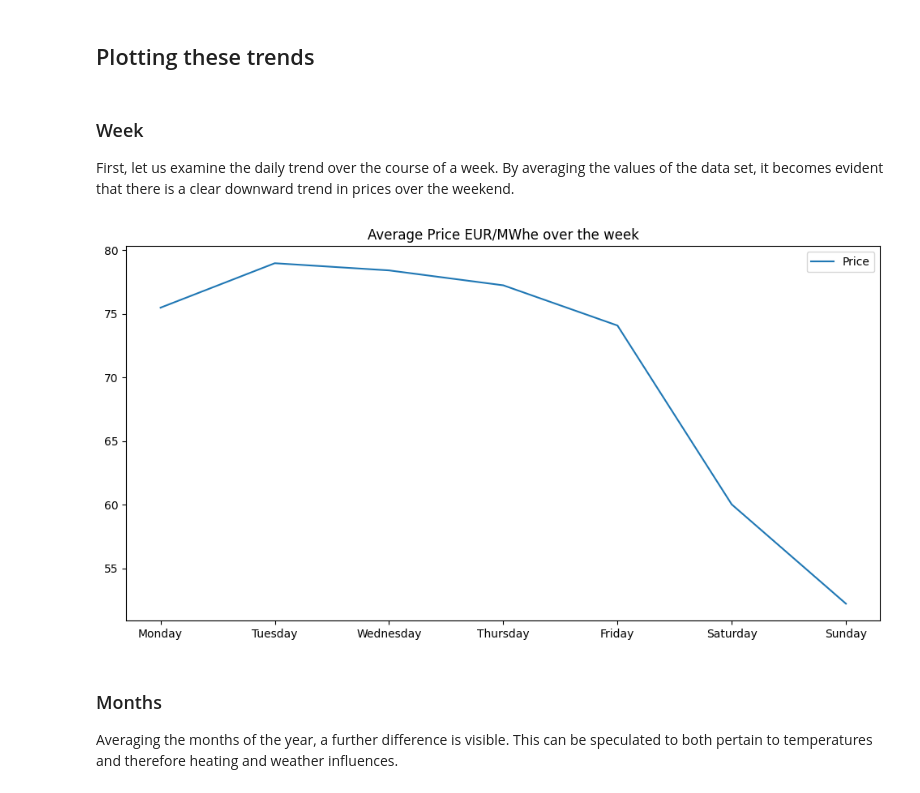
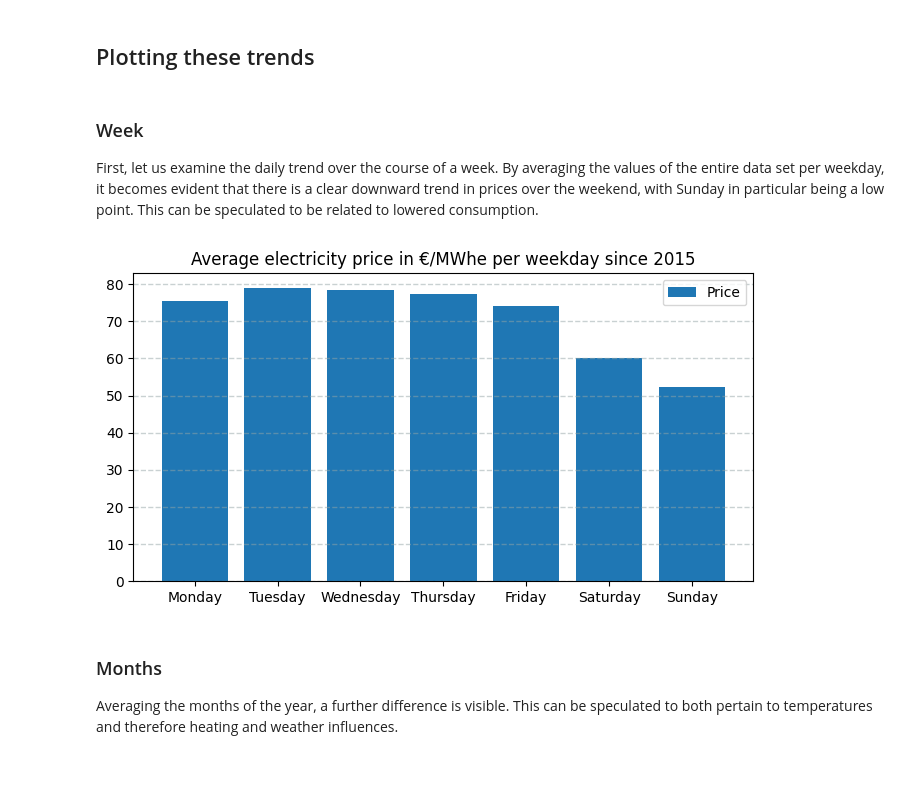
Before and after one commit to BTW25-Data-Science-Challenge/xAi, a Jupyter notebook: PlottingAndObservation/Overview.ipynb, the cells around one changed output. Saved outputs shown, nothing was run; the diff lists cells and outputs as text; code cells hidden in the pictures.

```diff
--- a/PlottingAndObservation/Overview.ipynb
+++ b/PlottingAndObservation/Overview.ipynb
@@ -6,3 +4,15 @@ dataframe.index = pd.to_datetime(dataframe['Datetime (UTC)'])
+# %%
+import pandas as pd
+import numpy as np
+import matplotlib.pyplot as plt
+from pathlib import Path
+!pip install -q statsmodels
+
+data_file_path = 'Germany.csv'
+dataframe = pd.read_csv(data_file_path)
+dataframe['Datetime (UTC)'] = pd.to_datetime(dataframe['Datetime (UTC)']) # Wir konvertieren das datum in ein Datenformat
+dataframe = dataframe.sort_values(by='Datetime (UTC)')
+dataframe.index = pd.to_datetime(dataframe['Datetime (UTC)'])
 # %% [markdown]
 ## Initial observations
 The SMARD Data for Germany contains hourly prices ranging from the first of January 2015 to the first of April, making up a total of 81'073 data points. Inspecting the price given in €/MWhe, various interesting observations can be made:
@@ -62,18 +72,19 @@ plt.show()
 ## Plotting these trends
 # %% [markdown]
 ### Week
-First, let us examine the daily trend over the course of a week. By averaging the values of the data set, it becomes evident that there is a clear downward trend in prices over the weekend.
+First, let us examine the daily trend over the course of a week. By averaging the values of the entire data set per weekday, it becomes evident that there is a clear downward trend in prices over the weekend, with Sunday in particular being a low point. This can be speculated to be related to lowered consumption.
 # %%
 dataframe.set_index('Datetime (UTC)')
 weekday_mean_frame = dataframe.groupby(dataframe["Datetime (UTC)"].dt.weekday)['Price (EUR/MWhe)'].mean()
 
-plt.figure(figsize=(12,6))
-plt.plot(["Monday", "Tuesday", "Wednesday", "Thursday", "Friday", "Saturday", "Sunday"], weekday_mean_frame, label='Price')
+plt.figure(figsize=(8,4))
+plt.bar(["Monday", "Tuesday", "Wednesday", "Thursday", "Friday", "Saturday", "Sunday"], weekday_mean_frame, label='Price')
+plt.grid(color='#95a5a6', linestyle='--', linewidth=1, axis='y', alpha=0.5)
 plt.legend()
-plt.title('Average Price EUR/MWhe over the week')
+plt.title('Average electricity price in €/MWhe per weekday since 2015')
 plt.show()
 # %% [output]
-[figure, old version]
+[figure, new version]
 # %% [markdown]
 ### Months
 Averaging the months of the year, a further difference is visible. This can be speculated to both pertain to temperatures and therefore heating and weather influences.
```
Also changed, not shown: parts of 7 cells of this notebook.
